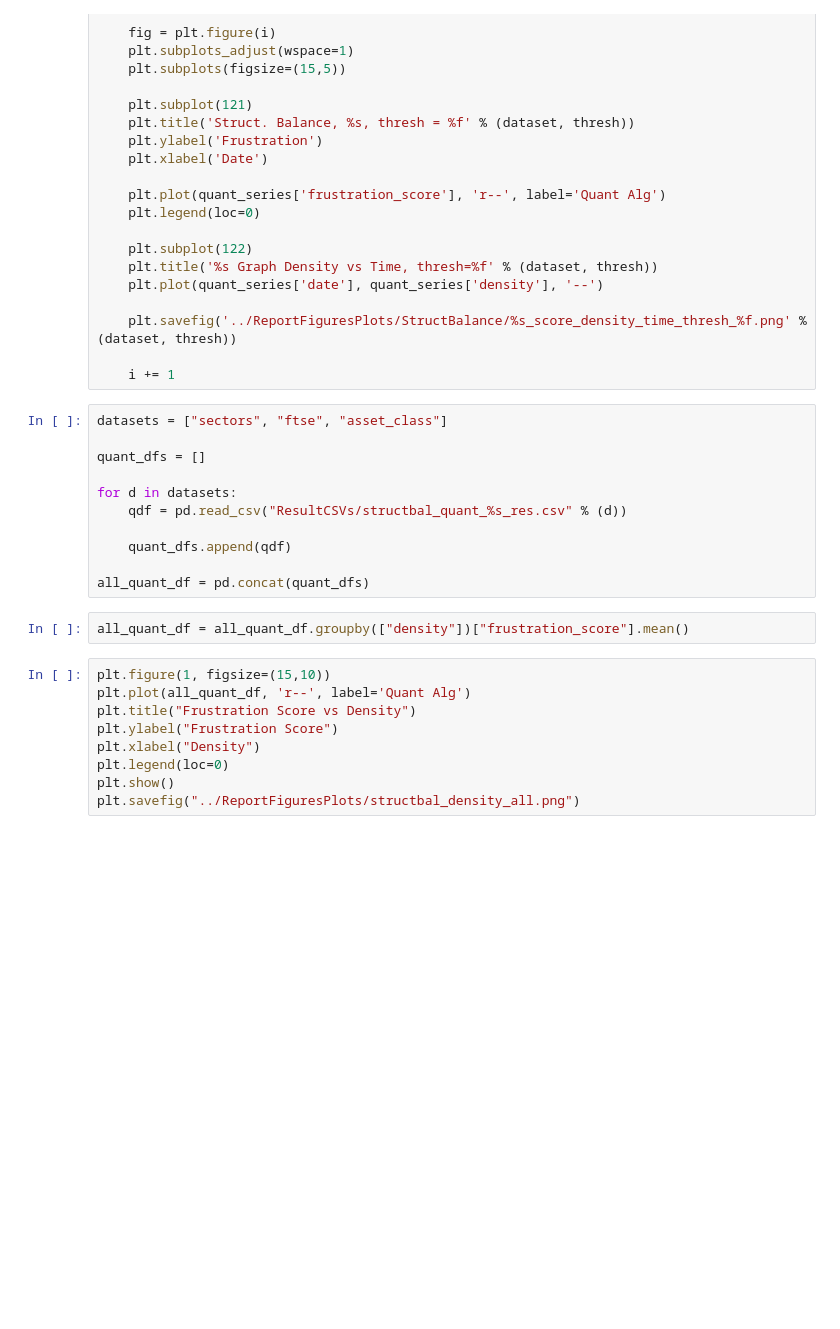
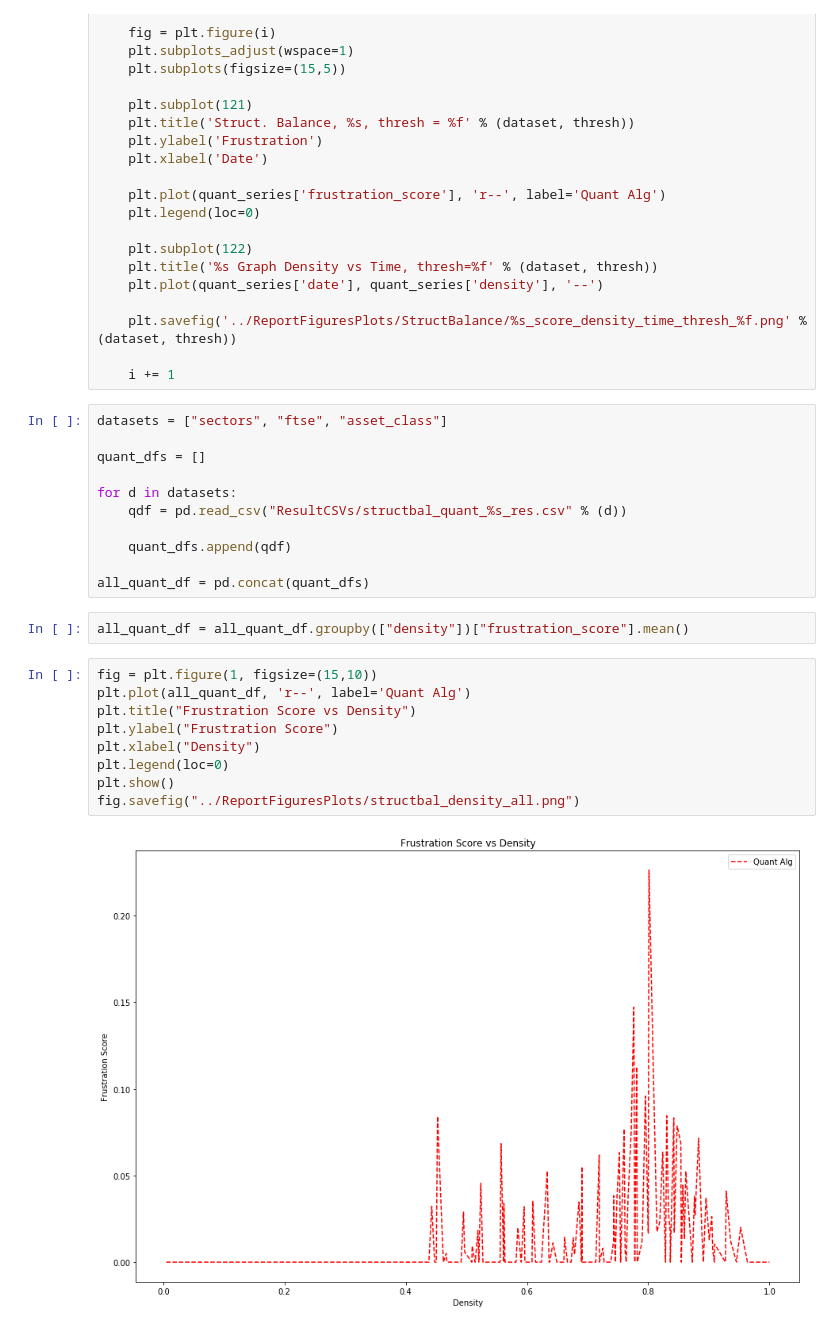
Before and after one commit to angadkalra/QuantumComputingProject, a Jupyter notebook: StructBalance/DataAnalysis.ipynb, the cells around one changed output. Drawn from its saved outputs; the diff is of its cells as text; blank space fills up the shorter version.

```diff
--- a/StructBalance/DataAnalysis.ipynb
+++ b/StructBalance/DataAnalysis.ipynb
@@ -69,11 +69,13 @@ all_quant_df = pd.concat(quant_dfs)
 # %%
 all_quant_df = all_quant_df.groupby(["density"])["frustration_score"].mean()
 # %%
-plt.figure(1, figsize=(15,10))
+fig = plt.figure(1, figsize=(15,10))
 plt.plot(all_quant_df, 'r--', label='Quant Alg')
 plt.title("Frustration Score vs Density")
 plt.ylabel("Frustration Score")
 plt.xlabel("Density")
 plt.legend(loc=0)
 plt.show()
-plt.savefig("../ReportFiguresPlots/structbal_density_all.png")
+fig.savefig("../ReportFiguresPlots/structbal_density_all.png")
+# %% [output]
+[figure, added]
```
Also changed, not shown: 8 other files.
